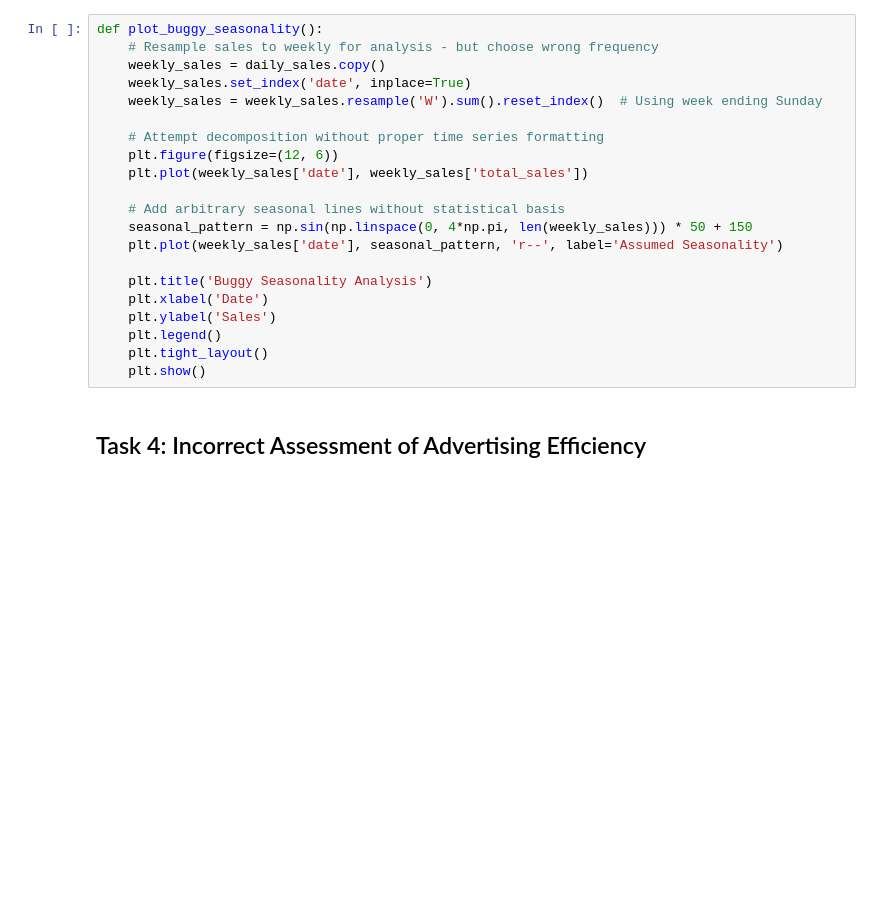
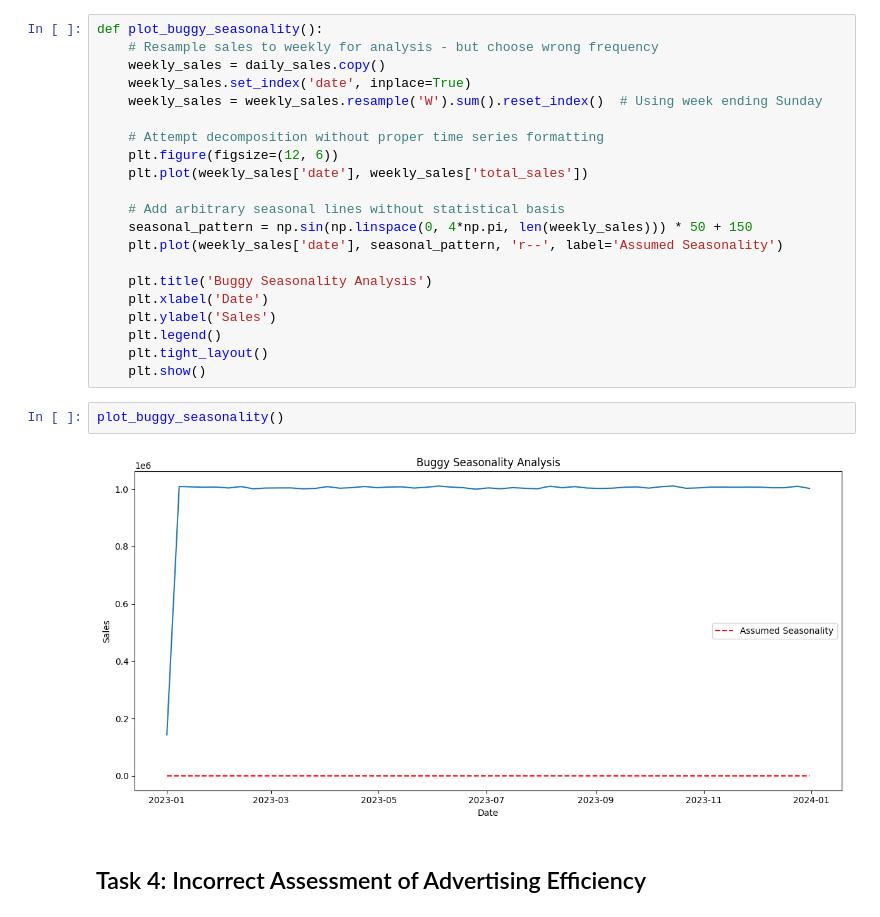
Before and after one commit to omkar-dalvi/ml-debug-hackathon-2025, a Jupyter notebook: notebooks/corrected/EDACorrectedNotebook.ipynb, the cells around one changed output. Saved outputs shown, nothing was run; the diff lists cells and outputs as text; blank space fills up the shorter version.

```diff
--- a/notebooks/corrected/EDACorrectedNotebook.ipynb
+++ b/notebooks/corrected/EDACorrectedNotebook.ipynb
@@ -237,5 +456,9 @@ def plot_buggy_seasonality():
     plt.legend()
     plt.tight_layout()
     plt.show()
+# %%
+plot_buggy_seasonality()
+# %% [output]
+[figure, added]
 # %% [markdown]
 ## Task 4: Incorrect Assessment of Advertising Efficiency
```
Also changed, not shown: parts of 32 cells of this notebook, 9 other files.
